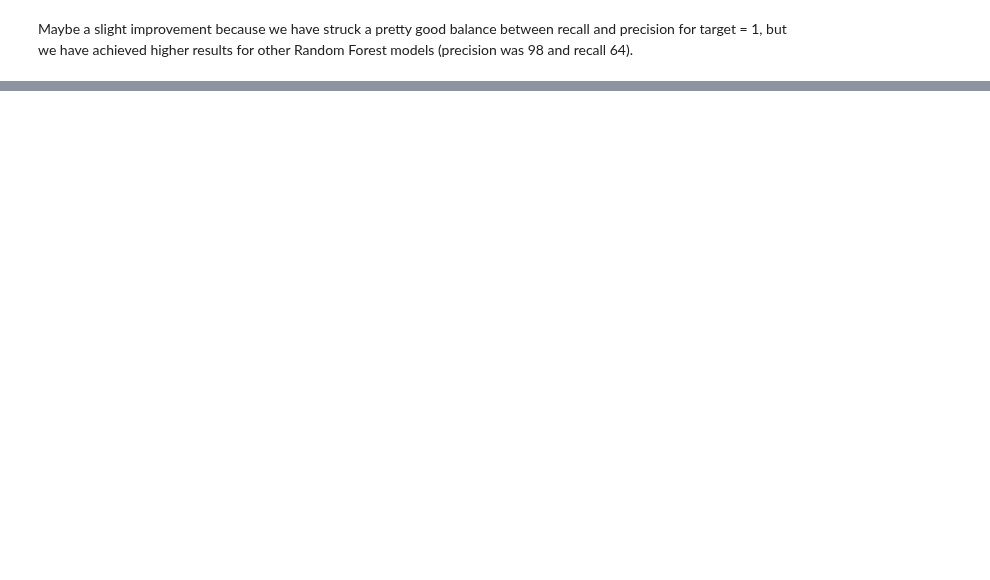
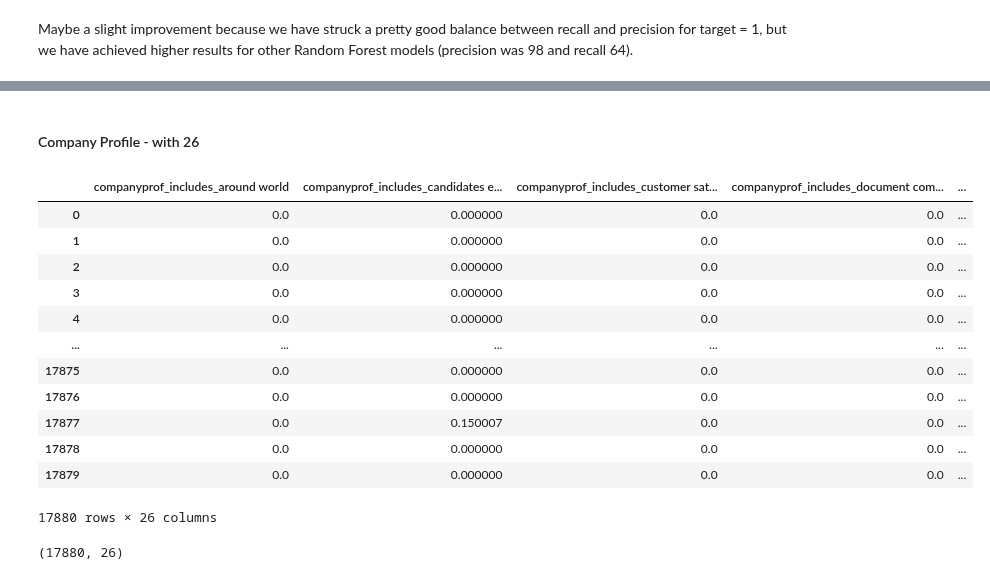
Before and after one commit to ecw70574/dsci2_final_project, a Jupyter notebook: TestingVectorization.ipynb, the cells around one changed output, grey strips where cells are left out. Saved outputs shown, nothing was run; the diff lists cells and outputs as text; code cells hidden in the pictures; blank space fills up the shorter version.

```diff
--- a/TestingVectorization.ipynb
+++ b/TestingVectorization.ipynb
@@ -720,0 +812,22 @@ Maybe a slight improvement because we have struck a pretty good balance between
+# %% [markdown]
+#### Company Profile - with 26
+# %%
+company_profile_df
+# %% [output]
+|  | companyprof_includes_around world | companyprof_includes_candidates e... | companyprof_includes_customer sat... | companyprof_includes_document com... | ... |
+| 0 | 0.0 | 0.000000 | 0.0 | 0.0 | ... |
+| 1 | 0.0 | 0.000000 | 0.0 | 0.0 | ... |
+| 2 | 0.0 | 0.000000 | 0.0 | 0.0 | ... |
+| 3 | 0.0 | 0.000000 | 0.0 | 0.0 | ... |
+| 4 | 0.0 | 0.000000 | 0.0 | 0.0 | ... |
+| ... | ... | ... | ... | ... | ... |
+| 17875 | 0.0 | 0.000000 | 0.0 | 0.0 | ... |
+| 17876 | 0.0 | 0.000000 | 0.0 | 0.0 | ... |
+| 17877 | 0.0 | 0.150007 | 0.0 | 0.0 | ... |
+| 17878 | 0.0 | 0.000000 | 0.0 | 0.0 | ... |
+| 17879 | 0.0 | 0.000000 | 0.0 | 0.0 | ... |
+17880 rows × 26 columns
+# %%
+company_profile_df.shape
+# %% [output]
+(17880, 26)
```
Also changed, not shown: parts of 23 cells of this notebook.
